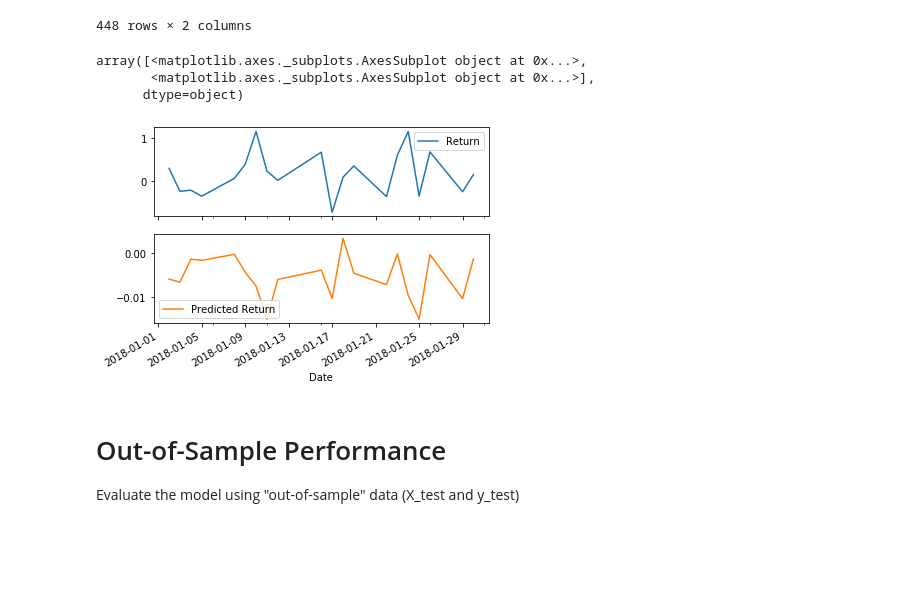
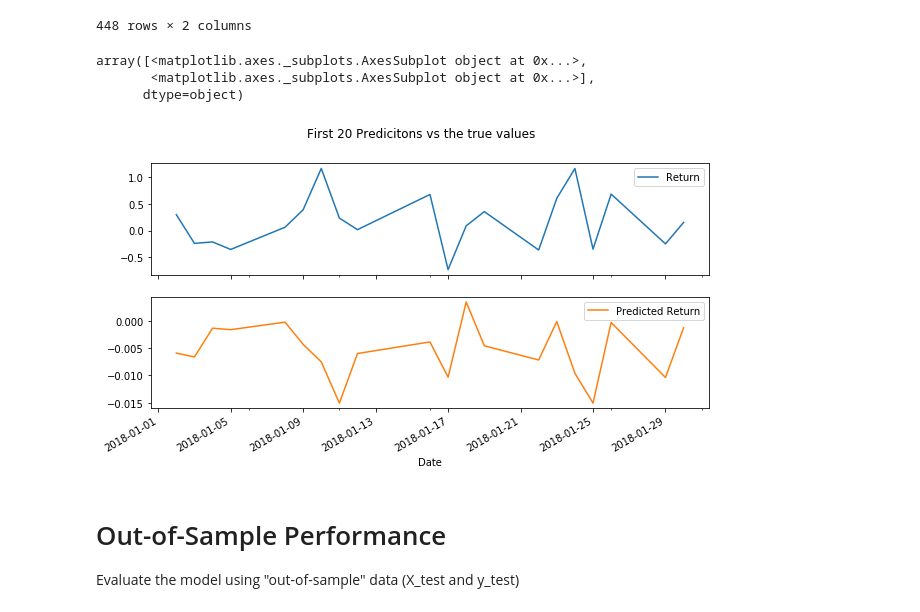
Before and after one commit to Kowsi/Time-Series_Analysis, a Jupyter notebook: Starter_Code/regression_analysis.ipynb, the cells around one changed output. Cells and saved outputs as stored; diff of their text form; code cells hidden in the pictures; blank space fills up the shorter version.

Commit message:
updated images

```diff
--- a/Starter_Code/regression_analysis.ipynb
+++ b/Starter_Code/regression_analysis.ipynb
@@ -130,12 +130,12 @@ Results
 448 rows × 2 columns
 # %%
 # Plot the first 20 predictions vs the true values
-Results[:20].plot(subplots=True)
+Results[:20].plot(subplots=True, figsize=(10,5),title='First 20 Predicitons vs the true values')
 # %% [output]
 array([<matplotlib.axes._subplots.AxesSubplot object at 0x...>,
        <matplotlib.axes._subplots.AxesSubplot object at 0x...>],
       dtype=object)
-[figure, old version]
+[figure, new version]
 # %% [markdown]
 # Out-of-Sample Performance
 
```
Also changed, not shown: parts of 1 cell of this notebook, 11 other files.
